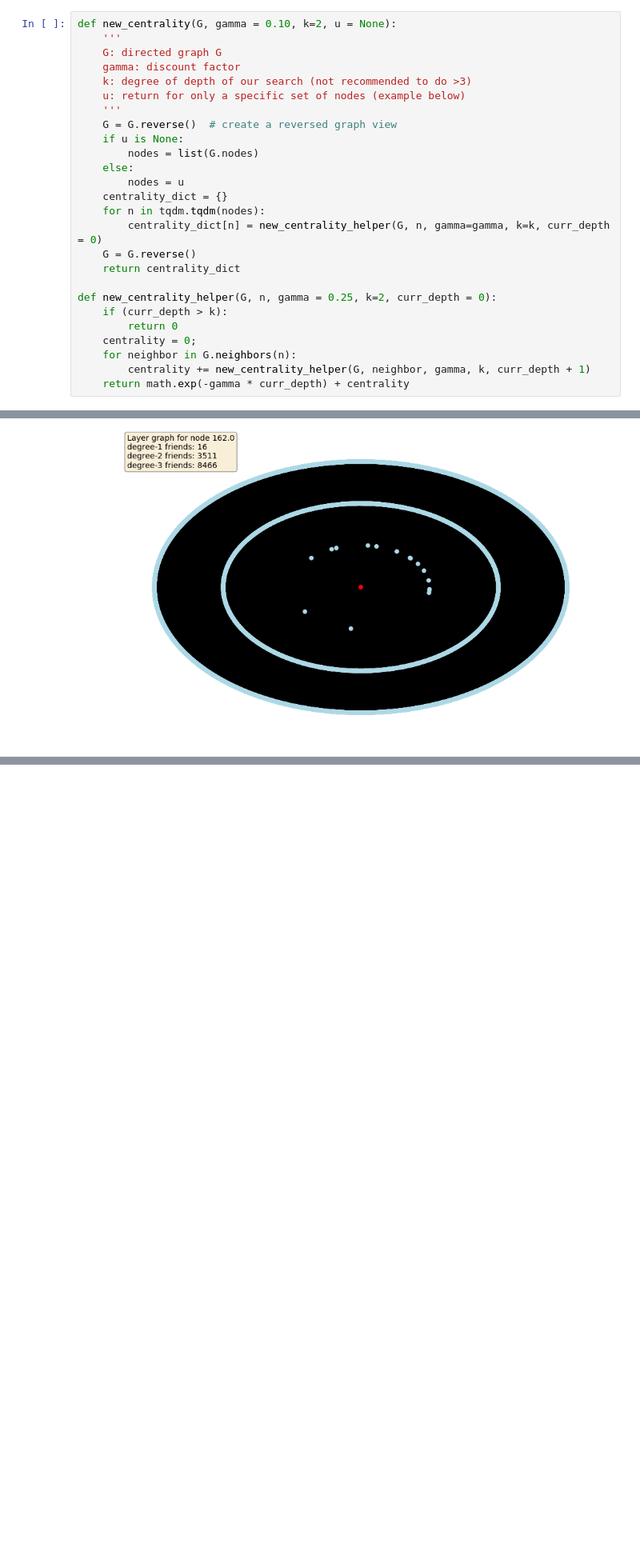
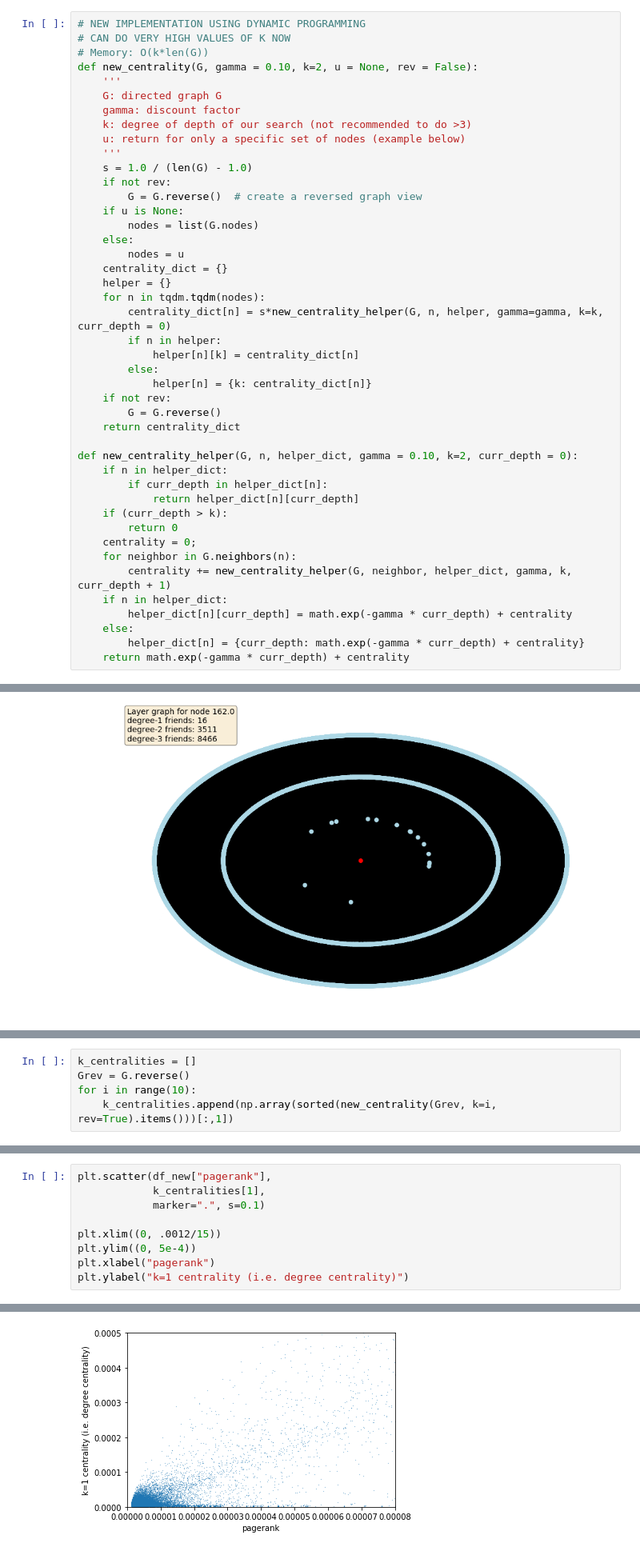
Before and after one commit to awiteck/ORF387, a Jupyter notebook: pagerank_analysis.ipynb, the cells around one changed output, grey strips where cells are left out. Shown at 80% size. Cells and saved outputs as stored; diff of their text form; blank space fills up the shorter version.

```diff
--- a/pagerank_analysis.ipynb
+++ b/pagerank_analysis.ipynb
@@ -24,28 +24,46 @@ G = nx.from_pandas_edgelist(df.iloc[:], source = 'node1', target = 'node2', crea
 # %%
 Grev = G.reverse()
 # %%
-def new_centrality(G, gamma = 0.10, k=2, u = None):
+# NEW IMPLEMENTATION USING DYNAMIC PROGRAMMING
+# CAN DO VERY HIGH VALUES OF K NOW
+# Memory: O(k*len(G))
+def new_centrality(G, gamma = 0.10, k=2, u = None, rev = False):
     '''
     G: directed graph G
     gamma: discount factor
     k: degree of depth of our search (not recommended to do >3)
     u: return for only a specific set of nodes (example below)
     '''
-    G = G.reverse()  # create a reversed graph view
+    s = 1.0 / (len(G) - 1.0)
+    if not rev:
+        G = G.reverse()  # create a reversed graph view
     if u is None:
         nodes = list(G.nodes)
     else:
         nodes = u
     centrality_dict = {}
+    helper = {}
     for n in tqdm.tqdm(nodes):
-        centrality_dict[n] = new_centrality_helper(G, n, gamma=gamma, k=k, curr_depth = 0)
-    G = G.reverse()
+        centrality_dict[n] = s*new_centrality_helper(G, n, helper, gamma=gamma, k=k, curr_depth = 0)
+        if n in helper:
+            helper[n][k] = centrality_dict[n]
+        else:
+            helper[n] = {k: centrality_dict[n]}
+    if not rev:
+        G = G.reverse()
     return centrality_dict
 
-def new_centrality_helper(G, n, gamma = 0.25, k=2, curr_depth = 0):
+def new_centrality_helper(G, n, helper_dict, gamma = 0.10, k=2, curr_depth = 0):
+    if n in helper_dict:
+        if curr_depth in helper_dict[n]:
+            return helper_dict[n][curr_depth]
     if (curr_depth > k):
         return 0
     centrality = 0;
     for neighbor in G.neighbors(n):
-        centrality += new_centrality_helper(G, neighbor, gamma, k, curr_depth + 1)
+        centrality += new_centrality_helper(G, neighbor, helper_dict, gamma, k, curr_depth + 1)
+    if n in helper_dict:
+        helper_dict[n][curr_depth] = math.exp(-gamma * curr_depth) + centrality
+    else:
+        helper_dict[n] = {curr_depth: math.exp(-gamma * curr_depth) + centrality}
     return math.exp(-gamma * curr_depth) + centrality
@@ -297,0 +285,5 @@ color_map = get_color_map(H, 253601)
+# %%
+k_centralities = []
+Grev = G.reverse()
+for i in range(10):
+    k_centralities.append(np.array(sorted(new_centrality(Grev, k=i, rev=True).items()))[:,1])
@@ -297,0 +296,10 @@ color_map = get_color_map(H, 253601)
+# %%
+plt.scatter(df_new["pagerank"],
+            k_centralities[1],
+            marker=".", s=0.1)
+
+plt.xlim((0, .0012/15))
+plt.ylim((0, 5e-4))
+plt.xlabel("pagerank")
+plt.ylabel("k=1 centrality (i.e. degree centrality)")
+# %% [output]
@@ -297,0 +307 @@ color_map = get_color_map(H, 253601)
+[figure, added]
```
Also changed, not shown: parts of 41 cells of this notebook.
